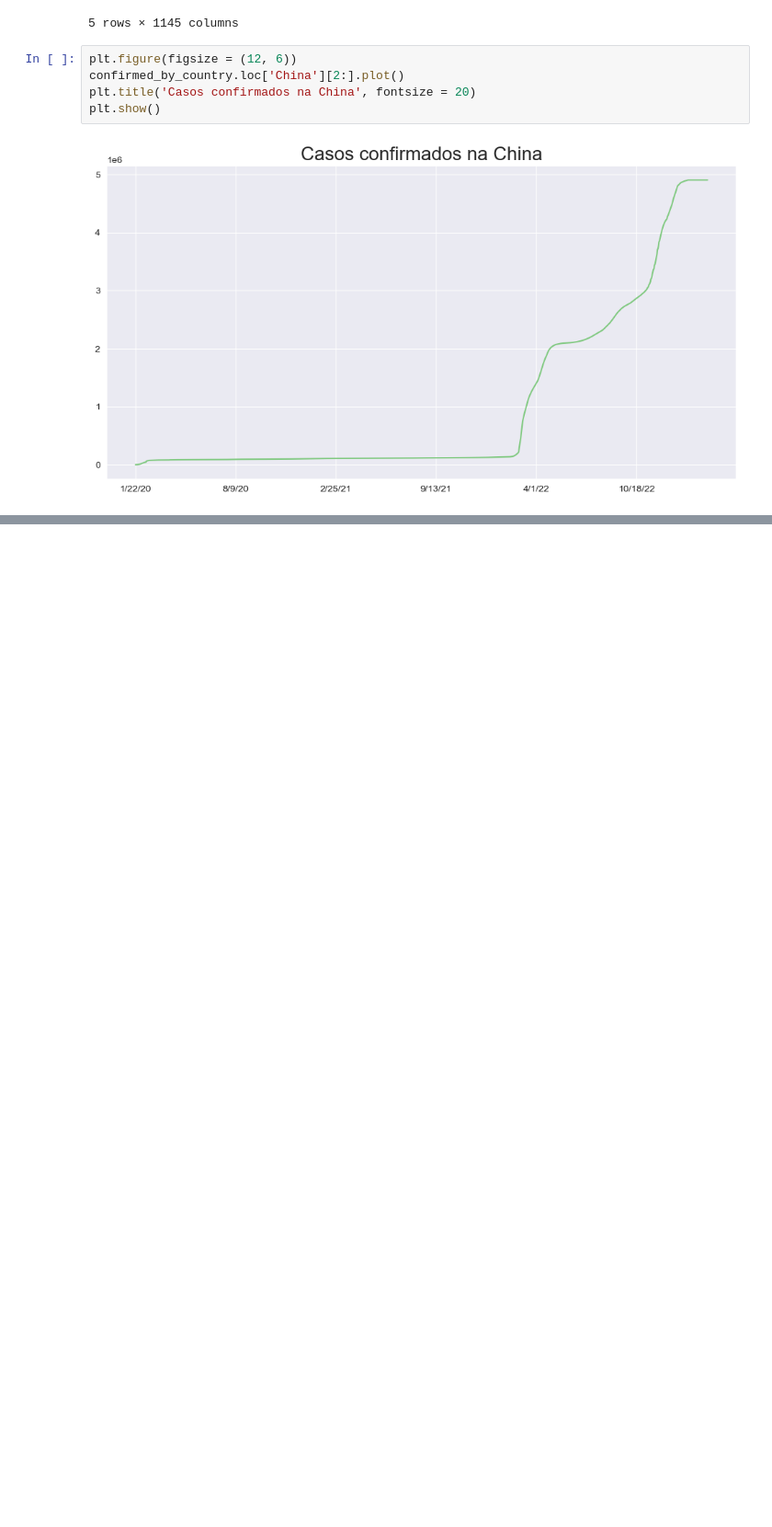
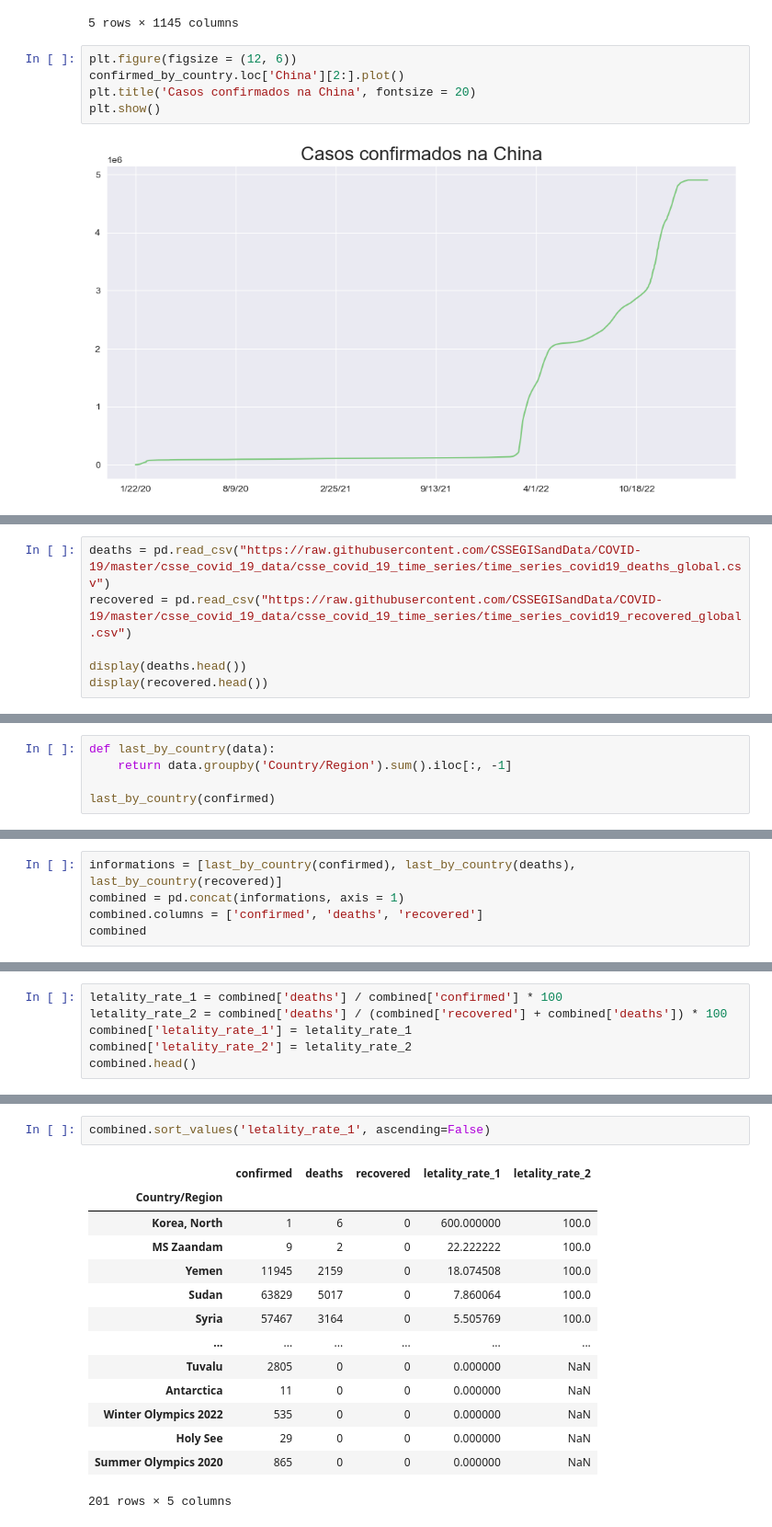
Before and after one commit to ledsouza/Covid19, a Jupyter notebook: eda_covid19.ipynb, the cells around one changed output, grey strips where cells are left out. Shown: that part at 92% size. Drawn from its saved outputs; the diff is of its cells as text; blank space fills up the shorter version.

```diff
--- a/eda_covid19.ipynb
+++ b/eda_covid19.ipynb
@@ -91,0 +110,6 @@ plt.show()
+# %%
+deaths = pd.read_csv("https://raw.githubusercontent.com/CSSEGISandData/COVID-19/master/csse_covid_19_data/csse_covid_19_time_series/time_series_covid19_deaths_global.csv")
+recovered = pd.read_csv("https://raw.githubusercontent.com/CSSEGISandData/COVID-19/master/csse_covid_19_data/csse_covid_19_time_series/time_series_covid19_recovered_global.csv")
+
+display(deaths.head())
+display(recovered.head())
@@ -91,0 +131,5 @@ plt.show()
+# %%
+def last_by_country(data):
+    return data.groupby('Country/Region').sum().iloc[:, -1]
+
+last_by_country(confirmed)
@@ -91,0 +150,5 @@ plt.show()
+# %%
+informations = [last_by_country(confirmed), last_by_country(deaths), last_by_country(recovered)]
+combined = pd.concat(informations, axis = 1)
+combined.columns = ['confirmed', 'deaths', 'recovered']
+combined
@@ -91,0 +179,6 @@ plt.show()
+# %%
+letality_rate_1 = combined['deaths'] / combined['confirmed'] * 100
+letality_rate_2 = combined['deaths'] / (combined['recovered'] + combined['deaths']) * 100
+combined['letality_rate_1'] = letality_rate_1
+combined['letality_rate_2'] = letality_rate_2
+combined.head()
@@ -91,0 +193,17 @@ plt.show()
+# %%
+combined.sort_values('letality_rate_1', ascending=False)
+# %% [output]
+|  | confirmed | deaths | recovered | letality_rate_1 | letality_rate_2 |
+| Country/Region |  |  |  |  |  |
+| Korea, North | 1 | 6 | 0 | 600.000000 | 100.0 |
+| MS Zaandam | 9 | 2 | 0 | 22.222222 | 100.0 |
+| Yemen | 11945 | 2159 | 0 | 18.074508 | 100.0 |
+| Sudan | 63829 | 5017 | 0 | 7.860064 | 100.0 |
+| Syria | 57467 | 3164 | 0 | 5.505769 | 100.0 |
+| ... | ... | ... | ... | ... | ... |
+| Tuvalu | 2805 | 0 | 0 | 0.000000 | NaN |
+| Antarctica | 11 | 0 | 0 | 0.000000 | NaN |
+| Winter Olympics 2022 | 535 | 0 | 0 | 0.000000 | NaN |
+| Holy See | 29 | 0 | 0 | 0.000000 | NaN |
+| Summer Olympics 2020 | 865 | 0 | 0 | 0.000000 | NaN |
+201 rows × 5 columns
```
Also changed, not shown: parts of 8 cells of this notebook, 1 other file.
